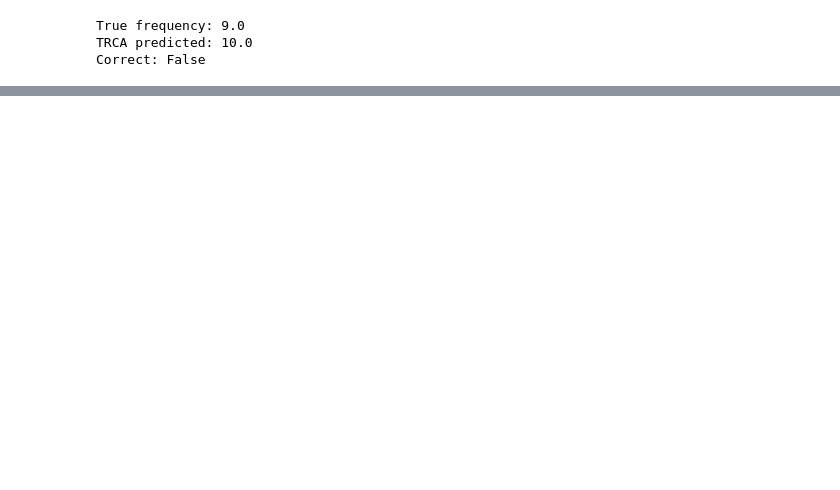
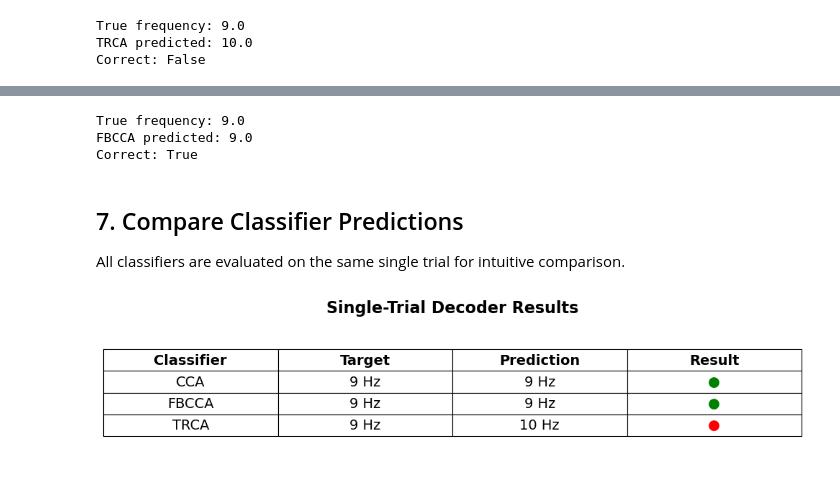
Before and after one commit to ishanvirc/BR4IN_SSVEP, a Jupyter notebook: notebooks/07_demo.ipynb, the cells around one changed output, grey strips where cells are left out. Saved outputs shown, nothing was run; the diff lists cells and outputs as text; code cells hidden in the pictures; blank space fills up the shorter version.

```diff
--- a/notebooks/07_demo.ipynb
+++ b/notebooks/07_demo.ipynb
@@ -244,0 +293,74 @@ Correct: False
+# %%
+from ssvep.classifiers.fbcca import FBCCAClassifier
+
+fbcca = FBCCAClassifier(
+    stim_freqs=stim_freqs,
+    fs=fs,
+    num_harmonics=5,
+    num_subbands=5,
+)
+
+try:
+    fbcca_pred = fbcca.predict(X_single)[0]
+    fbcca_pred_freq = stim_freqs[fbcca_pred]
+
+    print("True frequency:", true_freq)
+    print("FBCCA predicted:", fbcca_pred_freq)
+    print("Correct:", fbcca_pred_freq == true_freq)
+
+except NotImplementedError as e:
+    print("FBCCA prediction unavailable:", e)
+# %% [output]
+True frequency: 9.0
+FBCCA predicted: 9.0
+Correct: True
+# %% [markdown]
+## 7. Compare Classifier Predictions
+
+All classifiers are evaluated on the same single trial for intuitive comparison.
+# %%
+import matplotlib.pyplot as plt
+
+fig, ax = plt.subplots(figsize=(10, 2.6))
+ax.axis("off")
+
+data = [
+    ["CCA",   "9 Hz", "9 Hz",  "●"],
+    ["FBCCA", "9 Hz", "9 Hz",  "●"],
+    ["TRCA",  "9 Hz", "10 Hz", "●"],
+]
+
+cols = ["Classifier", "Target", "Prediction", "Result"]
+
+tbl = ax.table(
+    cellText=data,
+    colLabels=cols,
+    cellLoc="center",
+    loc="center"
+)
+
+tbl.auto_set_font_size(False)
+tbl.set_fontsize(14)
+tbl.scale(1, 1.8)
+
+# header
+for c in range(len(cols)):
+    cell = tbl[(0, c)]
+    cell.set_text_props(weight="bold")
+    cell.set_linewidth(1.0)
+
+# lighter borders
+for key, cell in tbl.get_celld().items():
+    cell.set_linewidth(0.8)
+
+# result colors
+tbl[(1,3)].get_text().set_color("green")
+tbl[(2,3)].get_text().set_color("green")
+tbl[(3,3)].get_text().set_color("red")
+
+plt.title("Single-Trial Decoder Results", fontsize=16, weight="semibold", pad=8)
+
+plt.tight_layout()
+plt.show()
+# %% [output]
+[figure, added]
```
Also changed, not shown: parts of 10 cells of this notebook.
